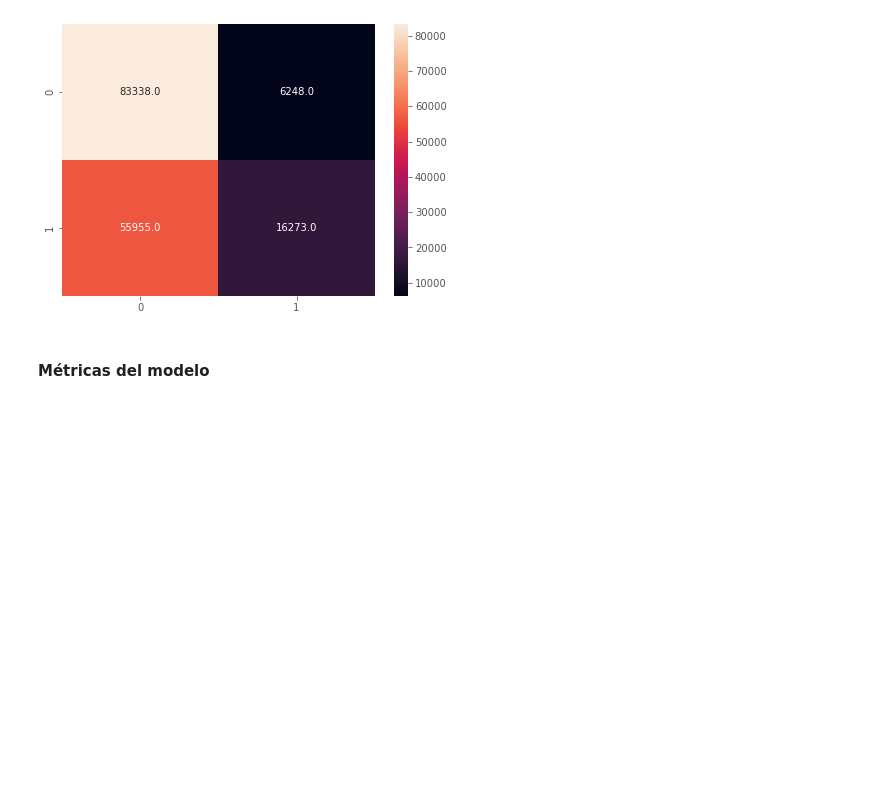
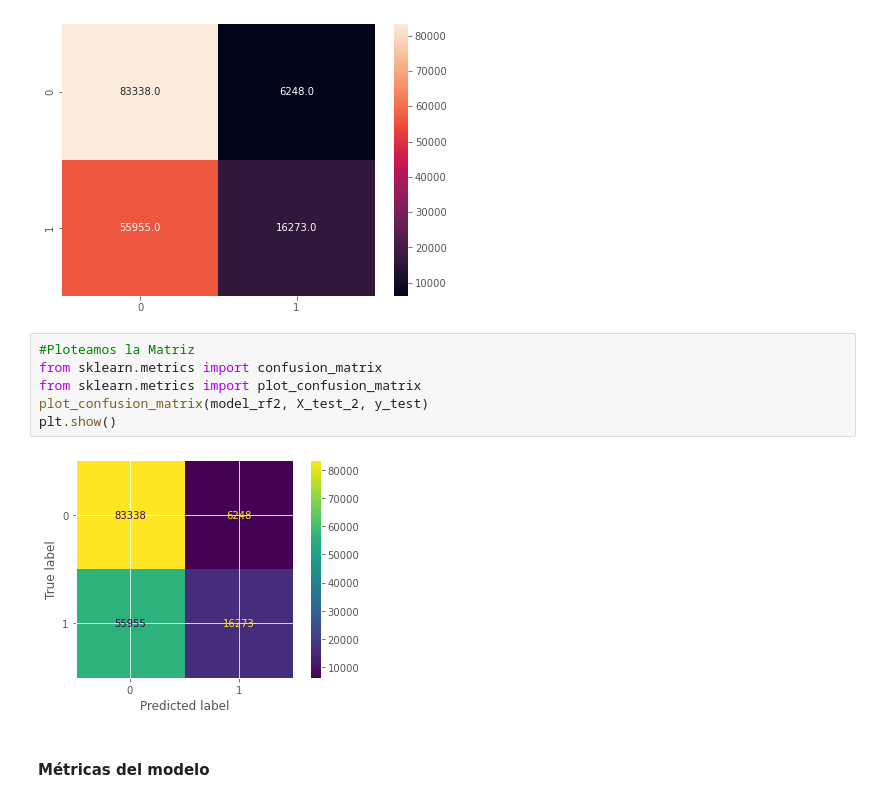
Before and after one commit to natijohansen/TP_DataScience, a Jupyter notebook: Test-PCA.ipynb, the cells around one changed output. Drawn from its saved outputs; the diff is of its cells as text; blank space fills up the shorter version.

```diff
--- a/Test-PCA.ipynb
+++ b/Test-PCA.ipynb
@@ -352,6 +352,14 @@ sns.heatmap(mat, annot=True, fmt=".1f") #Plot a través de Seaborn
  [55955 16273]]
 <AxesSubplot:>
 [figure]
+# %%
+#Ploteamos la Matriz
+from sklearn.metrics import confusion_matrix
+from sklearn.metrics import plot_confusion_matrix
+plot_confusion_matrix(model_rf2, X_test_2, y_test)
+plt.show()
+# %% [output]
+[figure, added]
 # %% [markdown]
 #### Métricas del modelo
 # %%
```
Also changed, not shown: parts of 7 cells of this notebook.
